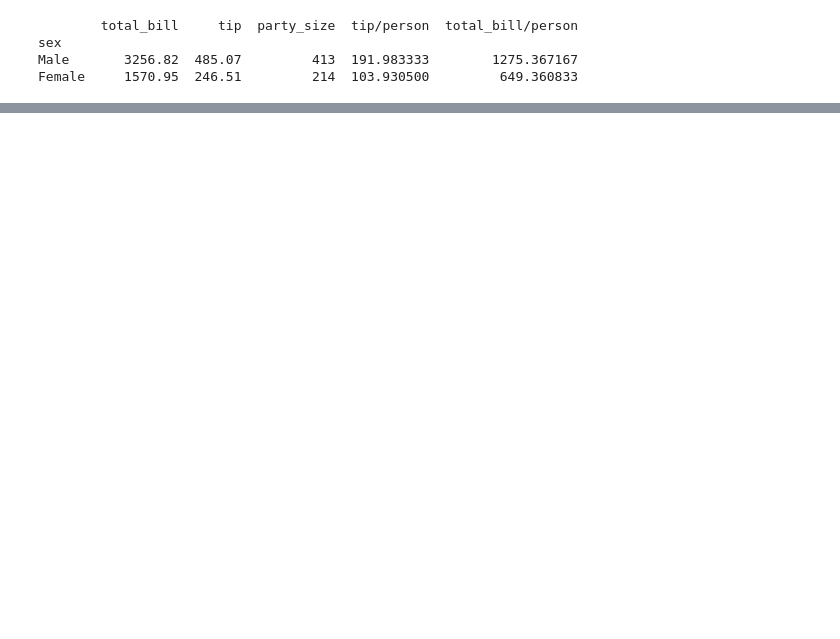
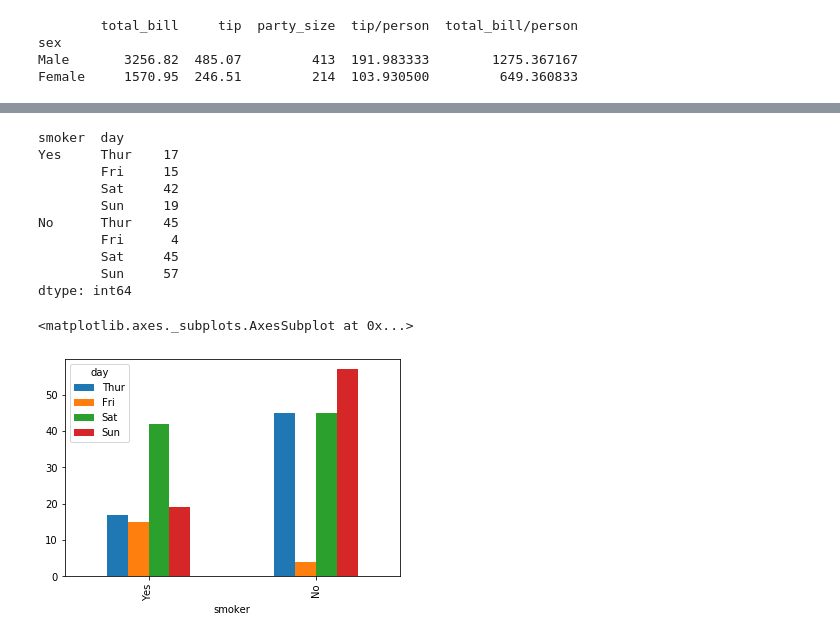
Before and after one commit to NigelSlack/Fundamentals-of-Data-Analysis, a Jupyter notebook: jupyter_notebook.ipynb, the cells around one changed output, grey strips where cells are left out. Saved outputs shown, nothing was run; the diff lists cells and outputs as text; code cells hidden in the pictures; blank space fills up the shorter version.

```diff
--- a/jupyter_notebook.ipynb
+++ b/jupyter_notebook.ipynb
@@ -323,0 +474,16 @@ Males 157
+# %%
+print (df.groupby(['smoker','day']).size())
+df.groupby(['smoker','day']).size().unstack(fill_value=0).plot.bar()
+# %% [output]
+smoker  day
+Yes     Thur    17
+        Fri     15
+        Sat     42
+        Sun     19
+No      Thur    45
+        Fri      4
+        Sat     45
+        Sun     57
+dtype: int64
+<matplotlib.axes._subplots.AxesSubplot at 0x...>
+[figure, added]
```
Also changed, not shown: parts of 31 cells of this notebook.
